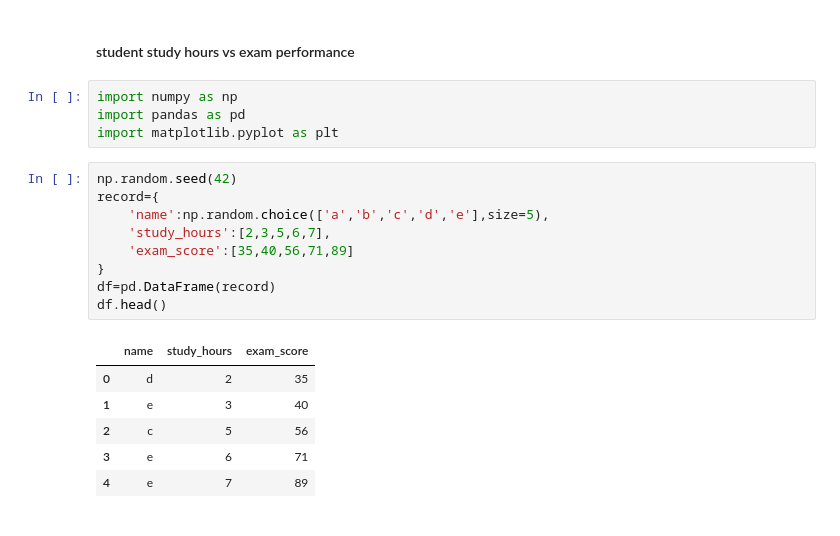
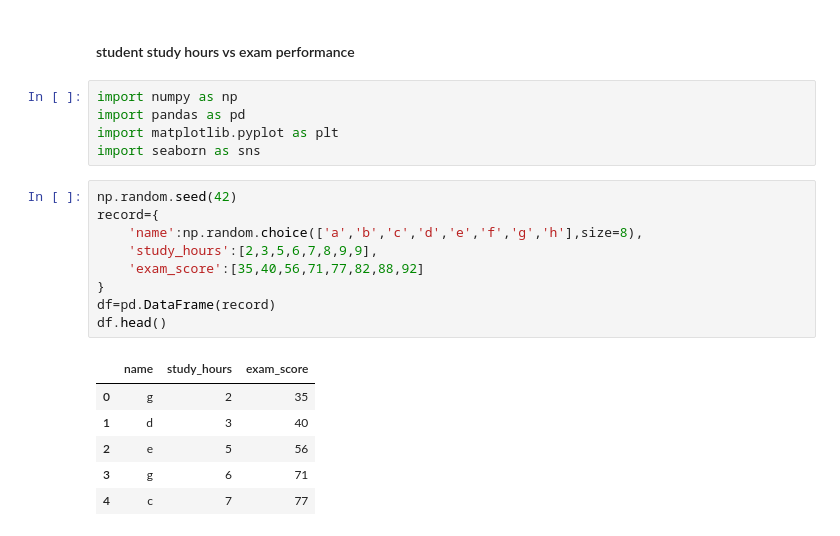
Before and after one commit to Fawas-Anayat/statistics_for_machine_learning, a Jupyter notebook: inferential_stats.ipynb, the cells around one changed output. Saved outputs shown, nothing was run; the diff lists cells and outputs as text.

```diff
--- a/inferential_stats.ipynb
+++ b/inferential_stats.ipynb
@@ -6,22 +6,23 @@
 import numpy as np
 import pandas as pd
 import matplotlib.pyplot as plt
+import seaborn as sns
 # %%
 np.random.seed(42)
 record={
-    'name':np.random.choice(['a','b','c','d','e'],size=5),
-    'study_hours':[2,3,5,6,7],
-    'exam_score':[35,40,56,71,89]
+    'name':np.random.choice(['a','b','c','d','e','f','g','h'],size=8),
+    'study_hours':[2,3,5,6,7,8,9,9],
+    'exam_score':[35,40,56,71,77,82,88,92]
 }
 df=pd.DataFrame(record)
 df.head()
 # %% [output]
 |  | name | study_hours | exam_score |
-| 0 | d | 2 | 35 |
-| 1 | e | 3 | 40 |
-| 2 | c | 5 | 56 |
-| 3 | e | 6 | 71 |
-| 4 | e | 7 | 89 |
+| 0 | g | 2 | 35 |
+| 1 | d | 3 | 40 |
+| 2 | e | 5 | 56 |
+| 3 | g | 6 | 71 |
+| 4 | c | 7 | 77 |
 # %%
 df.describe()
 # %% [output]
```
Also changed, not shown: parts of 15 cells of this notebook.
